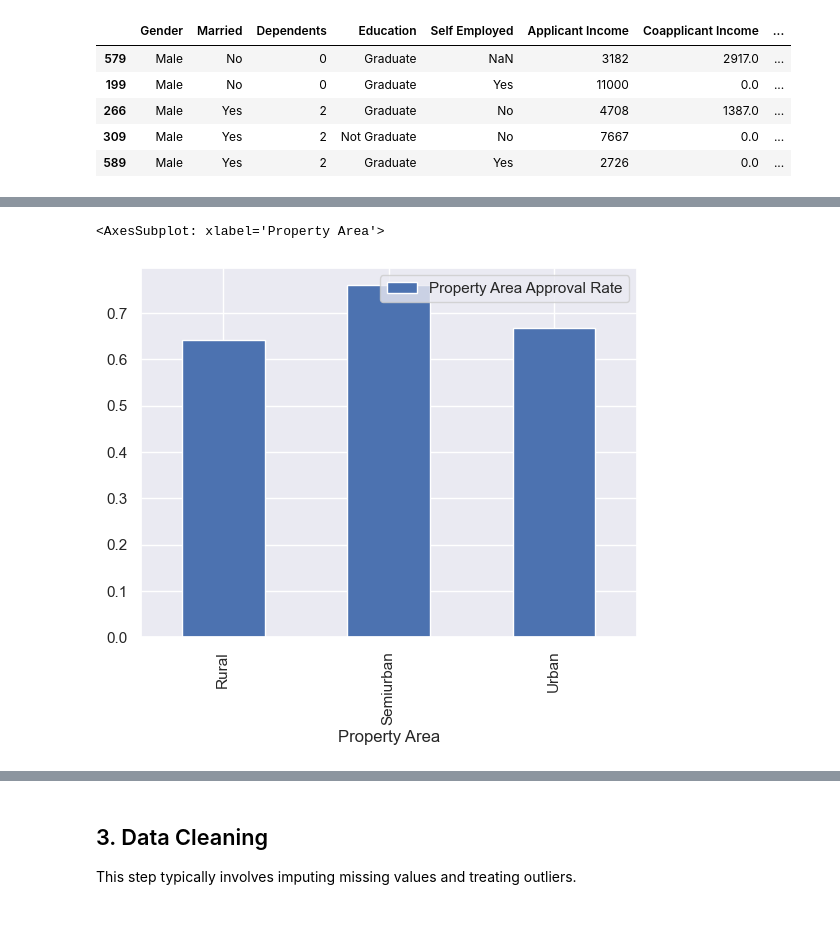
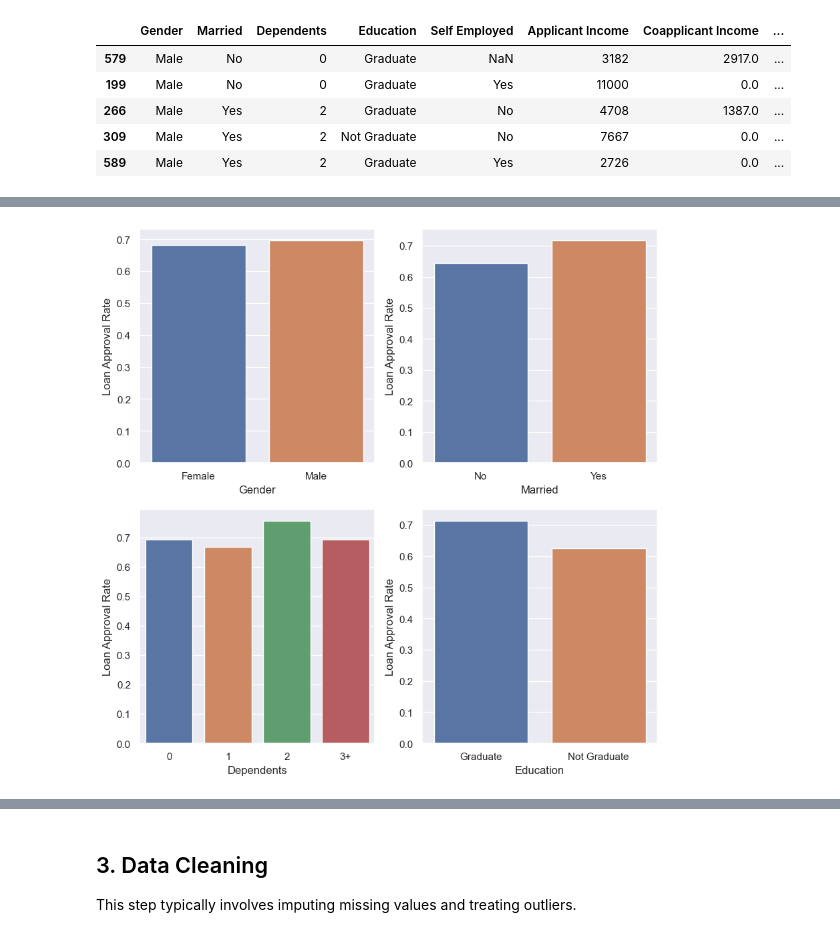
Before and after one commit to jess-moloney/mini-project-4, a Jupyter notebook: notebooks/instructions.ipynb, the cells around one changed output, grey strips where cells are left out. Saved outputs shown, nothing was run; the diff lists cells and outputs as text; code cells hidden in the pictures.

```diff
--- a/notebooks/instructions.ipynb
+++ b/notebooks/instructions.ipynb
@@ -537,6 +517,0 @@ table.plot(kind='bar')
-# %%
-table = pd.pivot_table(df_train_all, values=['Education Approval Rate'], index=['Education'],
-                    aggfunc={'Education Approval Rate': 'max',
-                             })
-
-table.plot(kind='bar')
@@ -546,6 +517,0 @@ table.plot(kind='bar')
-# %%
-table = pd.pivot_table(df_train_all, values=['Self Employed Approval Rate'], index=['Self Employed'],
-                    aggfunc={'Self Employed Approval Rate': 'max',
-                             })
-
-table.plot(kind='bar')
@@ -555,9 +517,0 @@ table.plot(kind='bar')
-# %%
-table = pd.pivot_table(df_train_all, values=['Property Area Approval Rate'], index=['Property Area'],
-                    aggfunc={'Property Area Approval Rate': 'max',
-                             })
-
-table.plot(kind='bar')
-# %% [output]
-<AxesSubplot: xlabel='Property Area'>
-[figure, removed]
@@ -563,0 +531,17 @@ table.plot(kind='bar')
+# %%
+def plot_cat_approval_rates(df, feature_lst):
+    fig, axes = plt.subplots(2,2, sharex=False, figsize=(10,10))
+
+    for i in range(len(feature_lst)):
+        approval_rate = feature_lst[i] + ' Approval Rate'
+        table = pd.pivot_table(df, values=[approval_rate], index=[feature_lst[i]],
+                        aggfunc={approval_rate: 'max'}).reset_index()
+        if i < 2:
+            sns.barplot(ax=axes[0][i], data=table, x=feature_lst[i], y=approval_rate).set(ylabel='Loan Approval Rate')
+        else:
+            sns.barplot(ax=axes[1][i-2], data=table, x=feature_lst[i], y=approval_rate).set(ylabel='Loan Approval Rate')
+    # sns.barplot(ax=axes[1][2]).axis('off')
+# %%
+plot_cat_approval_rates(df=df_train_all, feature_lst=['Gender','Married','Dependents','Education'])
+# %% [output]
+[figure, added]
```
Also changed, not shown: parts of 85 cells of this notebook, 20 other files.
